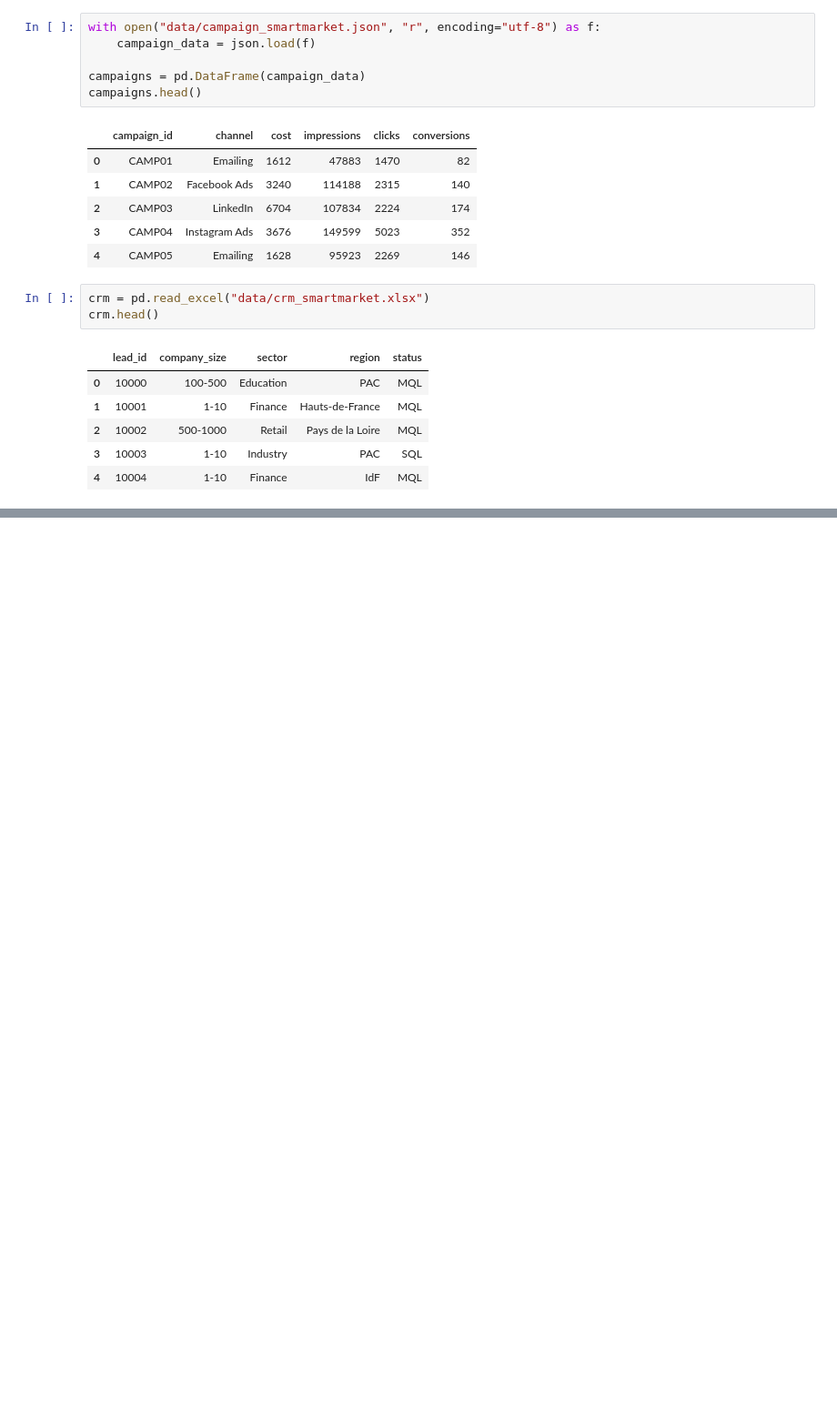
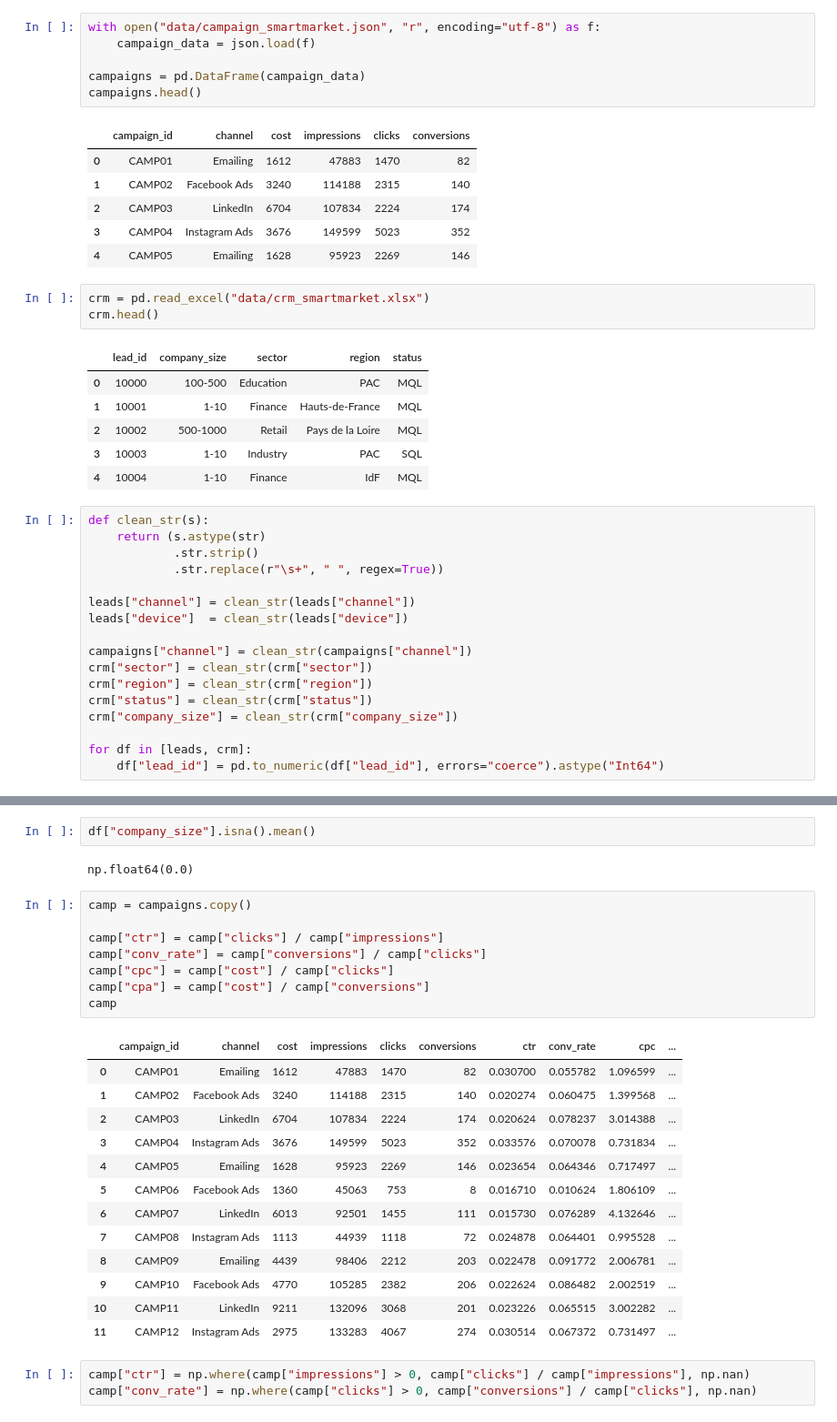
Before and after one commit to Apail59820/smartmarket_analysis, a Jupyter notebook: 01_smartmarket_filtrage_selection.ipynb, the cells around one changed output, grey strips where cells are left out. Shown at 91% size. Cells and saved outputs as stored; diff of their text form; blank space fills up the shorter version.

Commit message:
Cleaned and grouped data

```diff
--- a/01_smartmarket_filtrage_selection.ipynb
+++ b/01_smartmarket_filtrage_selection.ipynb
@@ -38,3 +38,20 @@ crm.head()
 | 2 | 10002 | 500-1000 | Retail | Pays de la Loire | MQL |
 | 3 | 10003 | 1-10 | Industry | PAC | SQL |
 | 4 | 10004 | 1-10 | Finance | IdF | MQL |
+# %%
+def clean_str(s):
+    return (s.astype(str)
+            .str.strip()
+            .str.replace(r"\s+", " ", regex=True))
+
+leads["channel"] = clean_str(leads["channel"])
+leads["device"]  = clean_str(leads["device"])
+
+campaigns["channel"] = clean_str(campaigns["channel"])
+crm["sector"] = clean_str(crm["sector"])
+crm["region"] = clean_str(crm["region"])
+crm["status"] = clean_str(crm["status"])
+crm["company_size"] = clean_str(crm["company_size"])
+
+for df in [leads, crm]:
+    df["lead_id"] = pd.to_numeric(df["lead_id"], errors="coerce").astype("Int64")
@@ -40,0 +118,29 @@ crm.head()
+# %%
+df["company_size"].isna().mean()
+# %% [output]
+np.float64(0.0)
+# %%
+camp = campaigns.copy()
+
+camp["ctr"] = camp["clicks"] / camp["impressions"]
+camp["conv_rate"] = camp["conversions"] / camp["clicks"]
+camp["cpc"] = camp["cost"] / camp["clicks"]
+camp["cpa"] = camp["cost"] / camp["conversions"]
+camp
+# %% [output]
+|  | campaign_id | channel | cost | impressions | clicks | conversions | ctr | conv_rate | cpc | ... |
+| 0 | CAMP01 | Emailing | 1612 | 47883 | 1470 | 82 | 0.030700 | 0.055782 | 1.096599 | ... |
+| 1 | CAMP02 | Facebook Ads | 3240 | 114188 | 2315 | 140 | 0.020274 | 0.060475 | 1.399568 | ... |
+| 2 | CAMP03 | LinkedIn | 6704 | 107834 | 2224 | 174 | 0.020624 | 0.078237 | 3.014388 | ... |
+| 3 | CAMP04 | Instagram Ads | 3676 | 149599 | 5023 | 352 | 0.033576 | 0.070078 | 0.731834 | ... |
+| 4 | CAMP05 | Emailing | 1628 | 95923 | 2269 | 146 | 0.023654 | 0.064346 | 0.717497 | ... |
+| 5 | CAMP06 | Facebook Ads | 1360 | 45063 | 753 | 8 | 0.016710 | 0.010624 | 1.806109 | ... |
+| 6 | CAMP07 | LinkedIn | 6013 | 92501 | 1455 | 111 | 0.015730 | 0.076289 | 4.132646 | ... |
+| 7 | CAMP08 | Instagram Ads | 1113 | 44939 | 1118 | 72 | 0.024878 | 0.064401 | 0.995528 | ... |
+| 8 | CAMP09 | Emailing | 4439 | 98406 | 2212 | 203 | 0.022478 | 0.091772 | 2.006781 | ... |
+| 9 | CAMP10 | Facebook Ads | 4770 | 105285 | 2382 | 206 | 0.022624 | 0.086482 | 2.002519 | ... |
+| 10 | CAMP11 | LinkedIn | 9211 | 132096 | 3068 | 201 | 0.023226 | 0.065515 | 3.002282 | ... |
+| 11 | CAMP12 | Instagram Ads | 2975 | 133283 | 4067 | 274 | 0.030514 | 0.067372 | 0.731497 | ... |
+# %%
+camp["ctr"] = np.where(camp["impressions"] > 0, camp["clicks"] / camp["impressions"], np.nan)
+camp["conv_rate"] = np.where(camp["clicks"] > 0, camp["conversions"] / camp["clicks"], np.nan)
```
Also changed, not shown: parts of 11 cells of this notebook.
